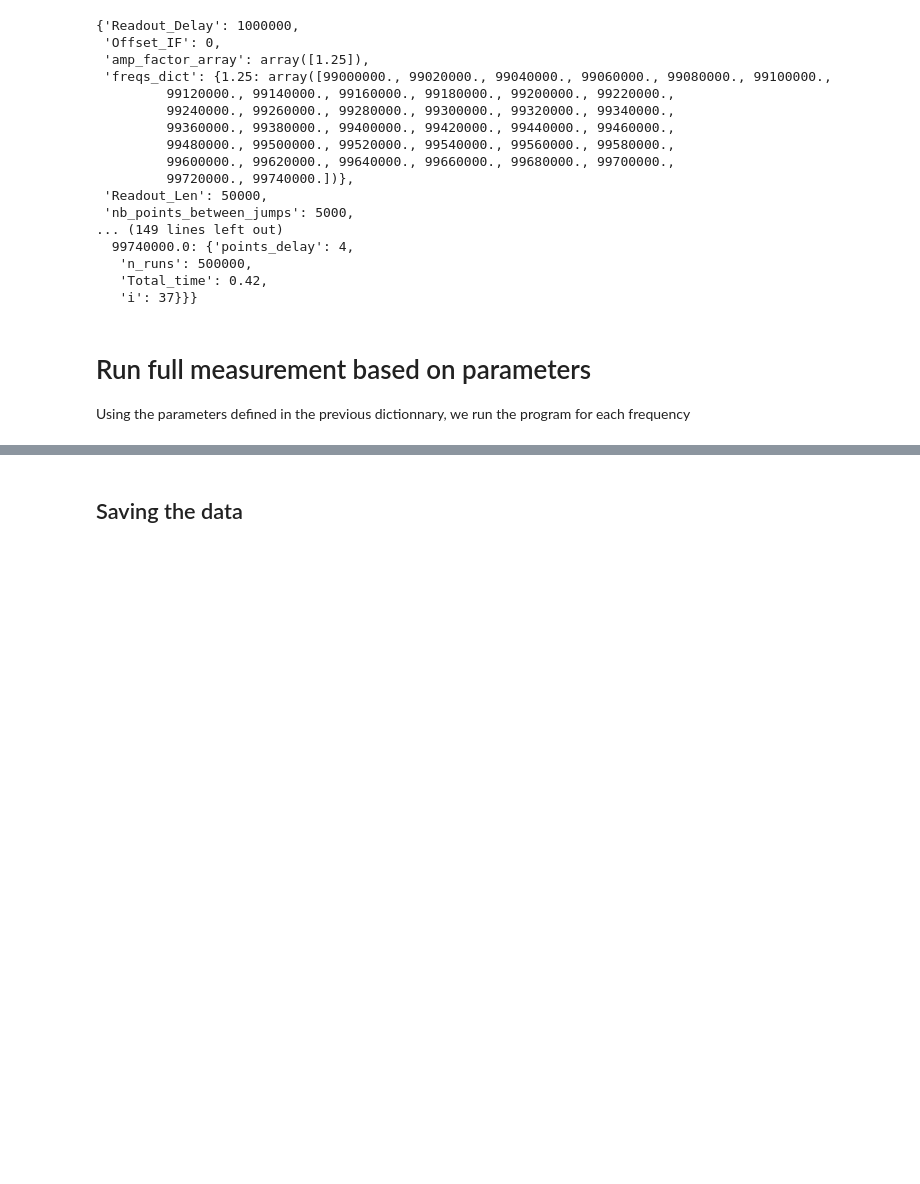
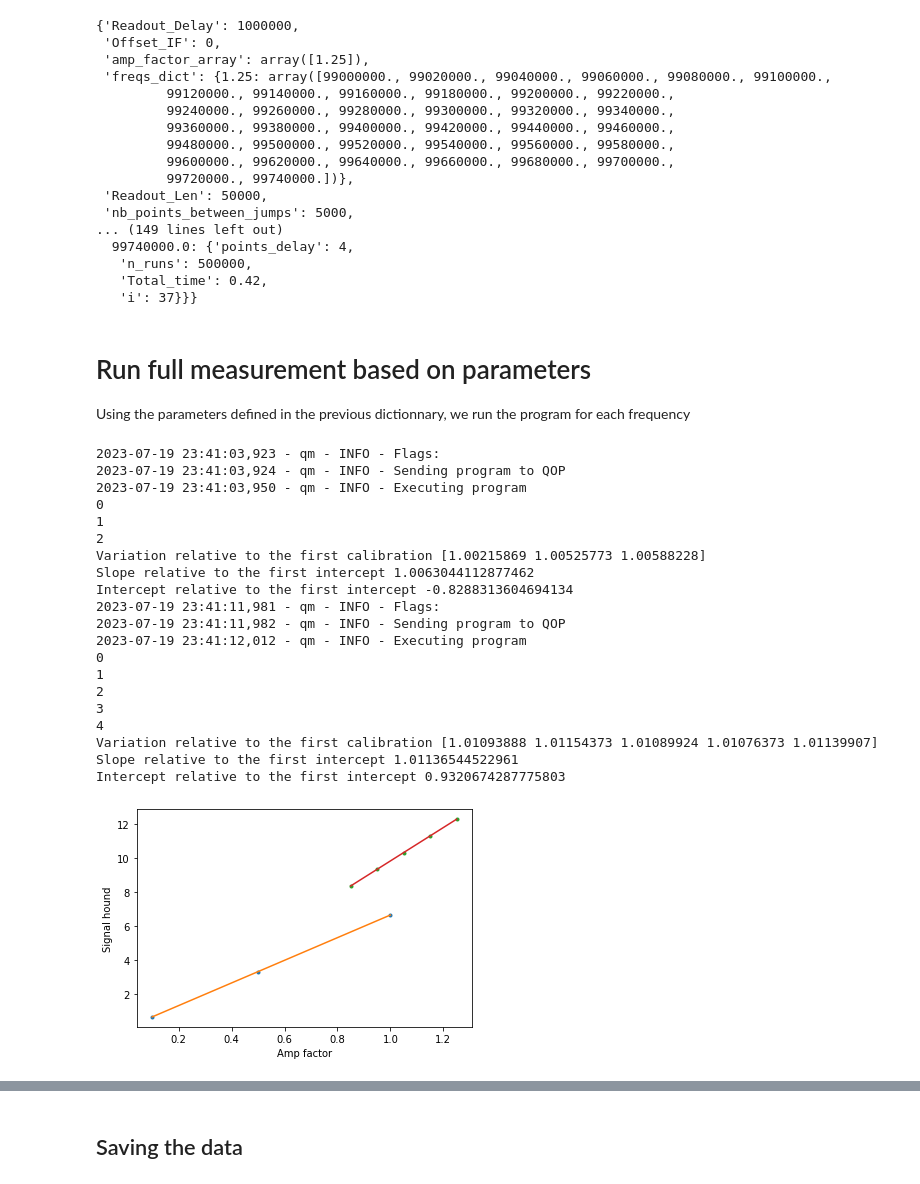
Before and after one commit to BeaulieuGuillaume/DPT_SQUID, a Jupyter notebook: Second_Order_Transition/Multiple_jumps.ipynb, the cells around one changed output, grey strips where cells are left out. Saved outputs shown, nothing was run; the diff lists cells and outputs as text; code cells hidden in the pictures; blank space fills up the shorter version.

```diff
--- a/Second_Order_Transition/Multiple_jumps.ipynb
+++ b/Second_Order_Transition/Multiple_jumps.ipynb
@@ -636,19 +585,3 @@ qm = qmm.open_qm(config)
 2023-06-21 00:23:08,480 - qm - INFO - Flags:
 2023-06-21 00:23:08,480 - qm - INFO - Compiling program
 2023-06-21 00:23:10,954 - qm - INFO - Sending pre-compiled program to QOP
-# %%
-# Applies an infinite loop pump for testing
-
-amp_factor=0.1
-
-pulse_amp=0.125
-config,qm=update_pulse_amplitude(pulse_amp,config,qmm)
-
-twoPhoton_len=1000
-config,qm=update_two_photon_lenght(twoPhoton_len,config,qmm)
-
-with program() as TwoPhoton:
-    with infinite_loop_():
-        play("pumping"*amp(amp_factor), 'fluxline')
-
-job = qm.execute(TwoPhoton)
@@ -818,20 +620,25 @@ a=(99.4e6+LO_fluxline-center_freq)*1/1.35
 
 #Update the readout pulse
 Readout_Len= 50_000     #6_557_763 #length of the readout pulse in ns
-config,qm=update_readout_lenght(Readout_Len,config,qmm)
+config,qm=cfg.update_readout_lenght(Readout_Len,config,qmm)
 
-n_runs =  5000000 #Number of readout to do
+twoPhoton_len=1_000
+config,qm=cfg.update_two_photon_lenght(twoPhoton_len,config,qmm)
+
+
+
+n_runs =  1000000 #Number of readout to do
 
 #Update the pump IF frequency
-IF_pump=99.355e6# defines the IF of the pump
+IF_pump=99.4e6# defines the IF of the pump
 IF_resonator=(LO_fluxline+IF_pump)/2-LO_readout #demodulate at half of the pump IF by default
 
 
-Readout_Delay = 5000 //4 # Delay before the first readout in ns (convert from clockcycle)
-amp_factor=1.45 #Prefactor of the amplitude
+Readout_Delay = 100_000 //4 # Delay before the first readout in ns (convert from clockcycle)
+amp_factor=1.05 #Prefactor of the amplitude
 Offset_IF=0  #
 
-points_delay=175000*2 #Delay between readouts
+points_delay=16 #Delay between readouts
 
 Expected_time=n_runs *(Readout_Len+points_delay*4)/60
 print("Expected time {}".format(Expected_time*1e-9))
@@ -1705,6 +1524,40 @@ Parameters
 # Run full measurement based on parameters
 
 Using the parameters defined in the previous dictionnary, we run the program for each frequency
+# %%
+calib_dict={}
+
+calib_amp_array_res=np.array([0.1, 0.5,1])
+calib_amp_array_pump=np.array([0.85,0.95,1.05,1.15,1.25])
+
+calib_amp_pump, calib_amp_res=calib.full_power_calibration(qm,dll_path,calib_amp_array_res, calib_amp_array_pump, IF_readout, LO_readout, IF_fluxline, LO_fluxline)
+
+calib_dict["calib_amp_array_res"]=calib_amp_array_res
+calib_dict["calib_amp_array_pump"]= calib_amp_array_pump
+calib_dict["calib_amp_pump"]=calib_amp_pump
+calib_dict["calib_amp_res"]=calib_amp_res
+# %% [output]
+2023-07-19 23:41:03,923 - qm - INFO - Flags:
+2023-07-19 23:41:03,924 - qm - INFO - Sending program to QOP
+2023-07-19 23:41:03,950 - qm - INFO - Executing program
+0
+1
+2
+Variation relative to the first calibration [1.00215869 1.00525773 1.00588228]
+Slope relative to the first intercept 1.0063044112877462
+Intercept relative to the first intercept -0.8288313604694134
+2023-07-19 23:41:11,981 - qm - INFO - Flags:
+2023-07-19 23:41:11,982 - qm - INFO - Sending program to QOP
+2023-07-19 23:41:12,012 - qm - INFO - Executing program
+0
+1
+2
+3
+4
+Variation relative to the first calibration [1.01093888 1.01154373 1.01089924 1.01076373 1.01139907]
+Slope relative to the first intercept 1.01136544522961
+Intercept relative to the first intercept 0.9320674287775803
+[figure, added]
 # %%
 %%time
 %matplotlib qt
```
Also changed, not shown: parts of 20 cells of this notebook, 22 other files.
